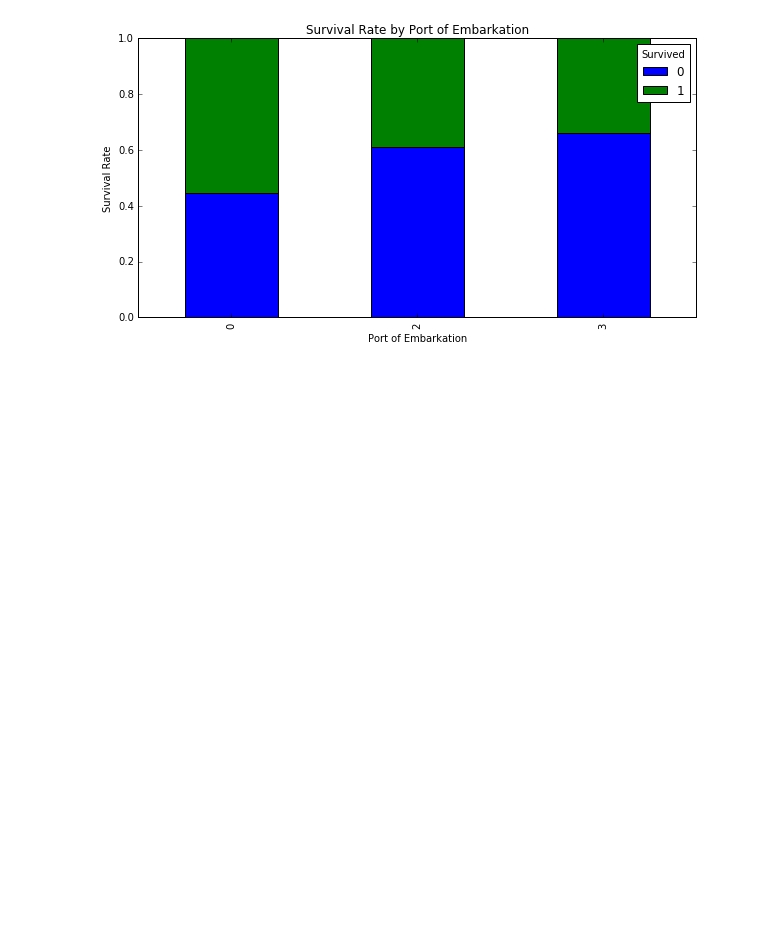
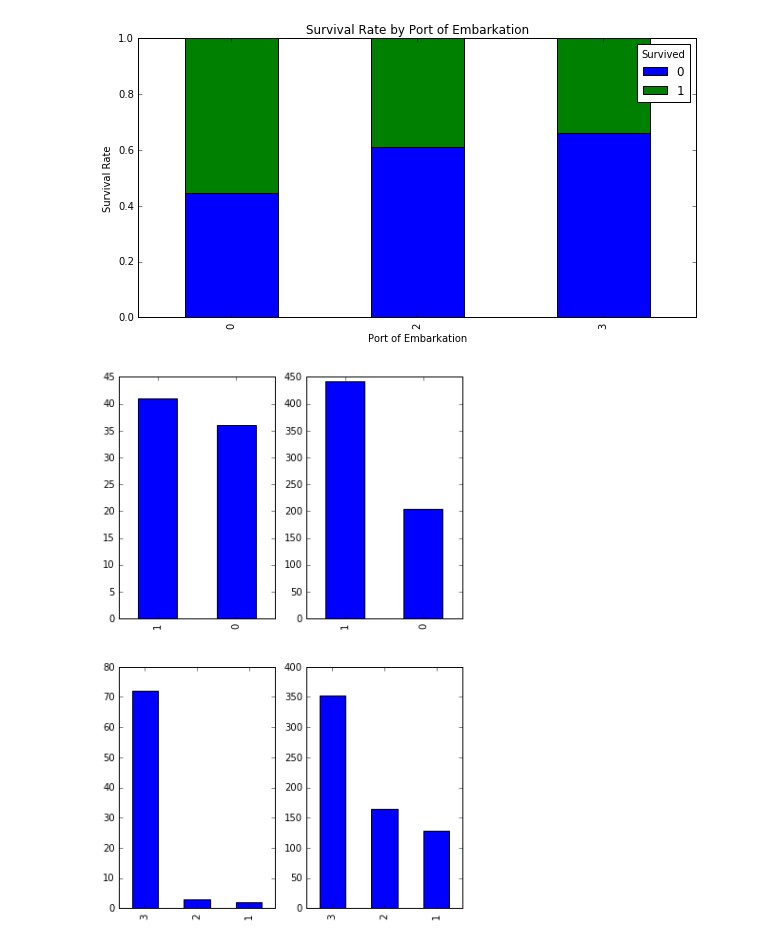
Before and after one commit to etheleon/data-science-for-fun, a Jupyter notebook: Titanic/Titanic in Another Aspects.ipynb, the cells around one changed output. Drawn from its saved outputs; the diff is of its cells as text; code cells hidden in the pictures; blank space fills up the shorter version.

```diff
--- a/Titanic/Titanic in Another Aspects.ipynb
+++ b/Titanic/Titanic in Another Aspects.ipynb
@@ -244,9 +244,12 @@ plt.ylabel('Survival Rate')
 # %%
 fig = plt.figure(figsize=fizsize_with_subplots)
 rows = 2
 cols = 3
 col_names = ('Sex_Val', 'Pclass')
 
 for portIdx in embarked_locs:
     for colIdx in range(0, len(col_names)):
-        plt.subplot2grid((rows, cols), (colIdx, portIdx))
+        plt.subplot2grid((rows, cols), (colIdx, portIdx - 1))
+        df_train[df_train['Embarked_Val'] == portIdx][col_names[colIdx]].value_counts().plot(kind='bar')
+# %% [output]
+[figure, added]
```
Also changed, not shown: 2 other files.
